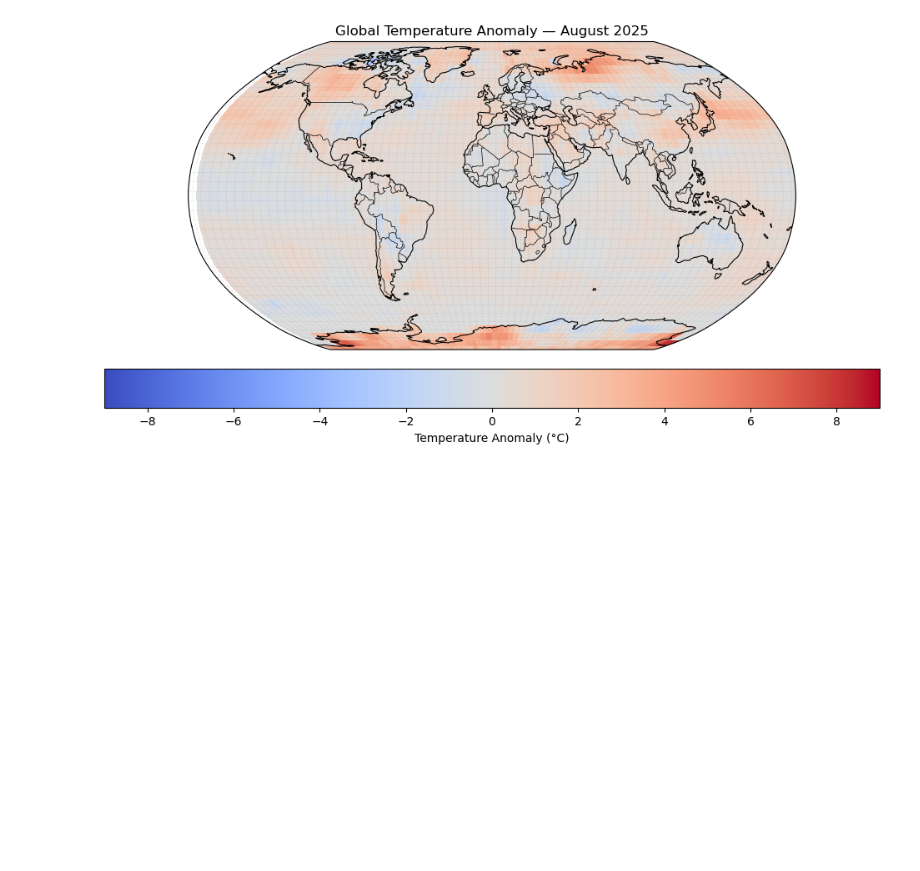
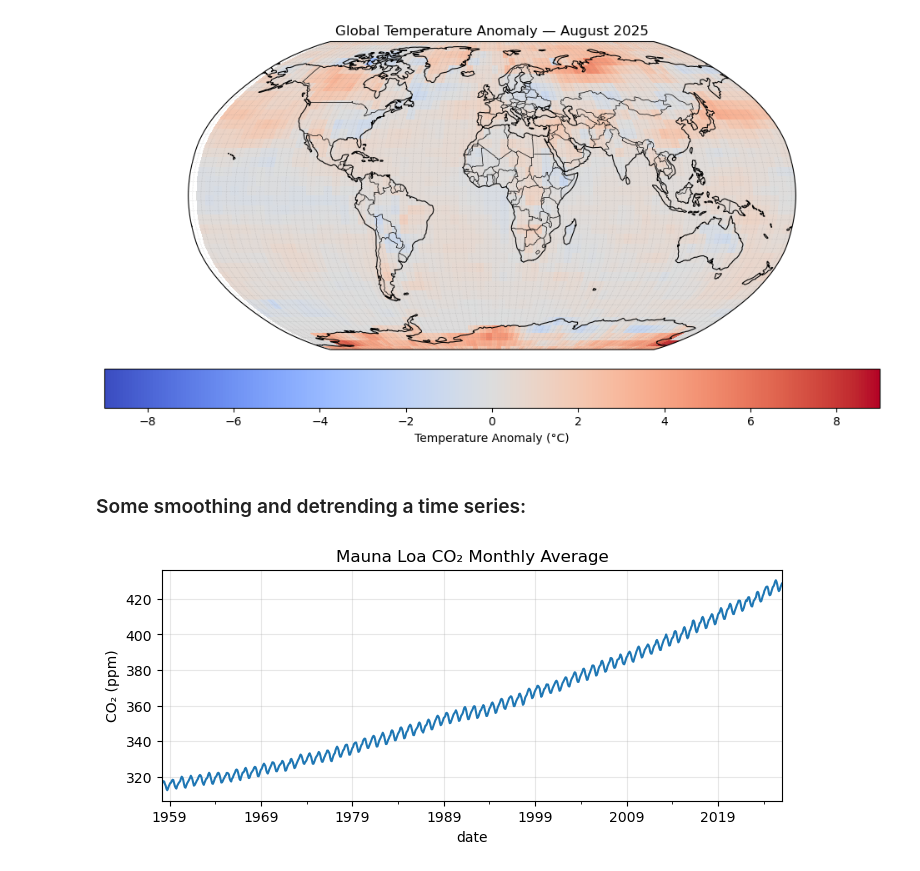
Before and after one commit to AlbertoMDVG/ClimateStatistics, a Jupyter notebook: main.ipynb, the cells around one changed output. Cells and saved outputs as stored; diff of their text form; code cells hidden in the pictures; blank space fills up the shorter version.

Commit message:
working with time series

```diff
--- a/main.ipynb
+++ b/main.ipynb
@@ -81,3 +81,28 @@ plt.title(f"Global {antype} Anomaly — {dat.strftime('%B %Y')}")
 plt.show()
 # %% [output]
 [figure]
+# %% [markdown]
+### Some smoothing and detrending a time series:
+# %%
+url = "https://gml.noaa.gov/webdata/ccgg/trends/co2/co2_mm_mlo.txt"
+df = pd.read_csv(
+    url,
+    comment='#',    # skip NOAA comment lines
+    header=None,
+    sep=r"\s+",
+)
+
+df.drop([4, 5, 6, 7], axis=1, inplace=True)
+df.columns=["year", "month", "full_date", "average"]
+
+df["date"] = pd.to_datetime(dict(year=df.year, month=df.month, day=1))
+df = df.set_index("date")
+df.dropna(inplace=True)
+
+df["average"].plot(figsize=(8,3))
+plt.ylabel("CO₂ (ppm)")
+plt.title("Mauna Loa CO₂ Monthly Average")
+plt.grid(True, alpha=0.3)
+plt.show()
+# %% [output]
+[figure, added]
```
Also changed, not shown: parts of 15 cells of this notebook.
